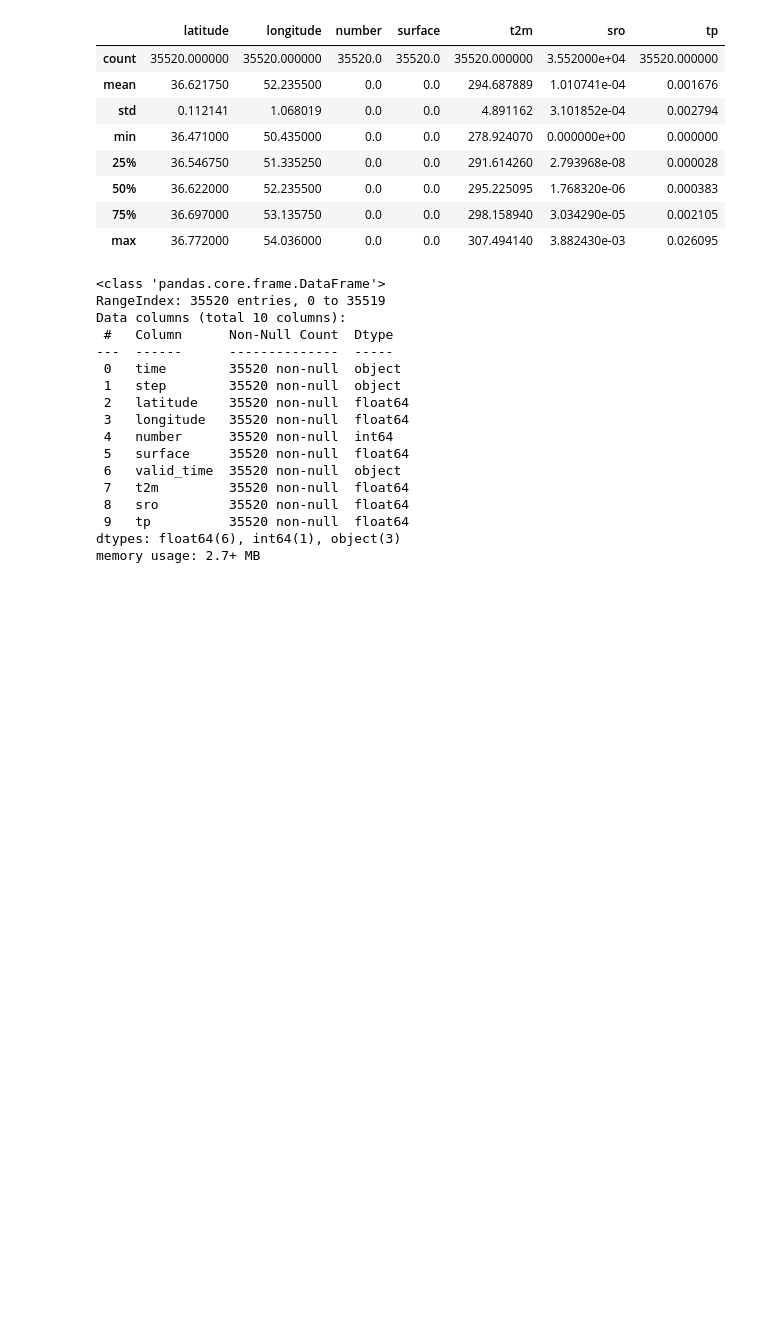
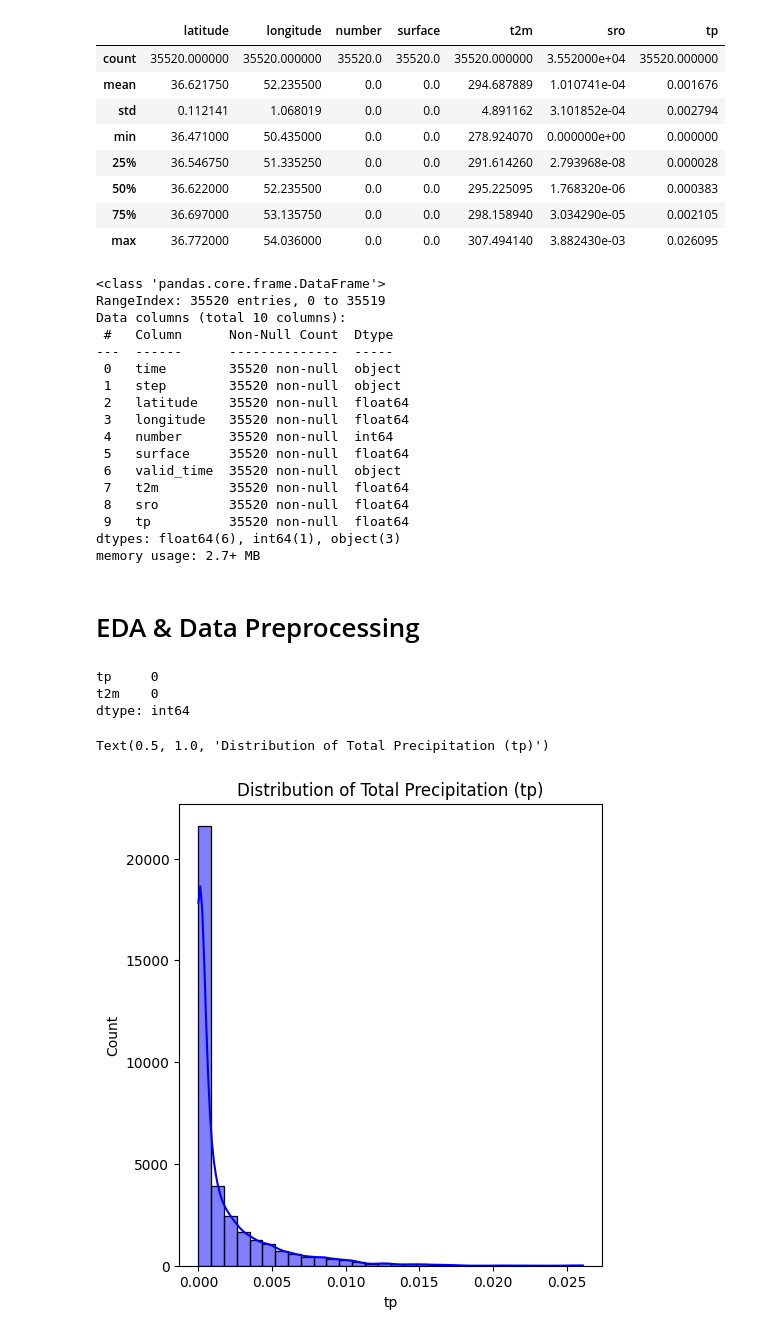
Before and after one commit to aminnademi/Clustring-On-North-of-Iran-Climate-Dataset, a Jupyter notebook: notebook.ipynb, the cells around one changed output. Saved outputs shown, nothing was run; the diff lists cells and outputs as text; code cells hidden in the pictures; blank space fills up the shorter version.

Commit message:
Initial EDA & Data Preprocessing

```diff
--- a/notebook.ipynb
+++ b/notebook.ipynb
@@ -97,3 +97,23 @@ Data columns (total 10 columns):
  9   tp          35520 non-null  float64
 dtypes: float64(6), int64(1), object(3)
 memory usage: 2.7+ MB
+# %% [markdown]
+# EDA & Data Preprocessing
+# %%
+# Select relevant features
+features = data[['tp', 't2m']]
+
+# Check for missing values (if any)
+features.isnull().sum()
+# %% [output]
+tp     0
+t2m    0
+dtype: int64
+# %%
+plt.figure(figsize=(12, 6))
+plt.subplot(1, 2, 1)
+sns.histplot(features['tp'], kde=True, bins=30, color='blue')
+plt.title('Distribution of Total Precipitation (tp)')
+# %% [output]
+Text(0.5, 1.0, 'Distribution of Total Precipitation (tp)')
+[figure, added]
```
Also changed, not shown: parts of 2 cells of this notebook.
